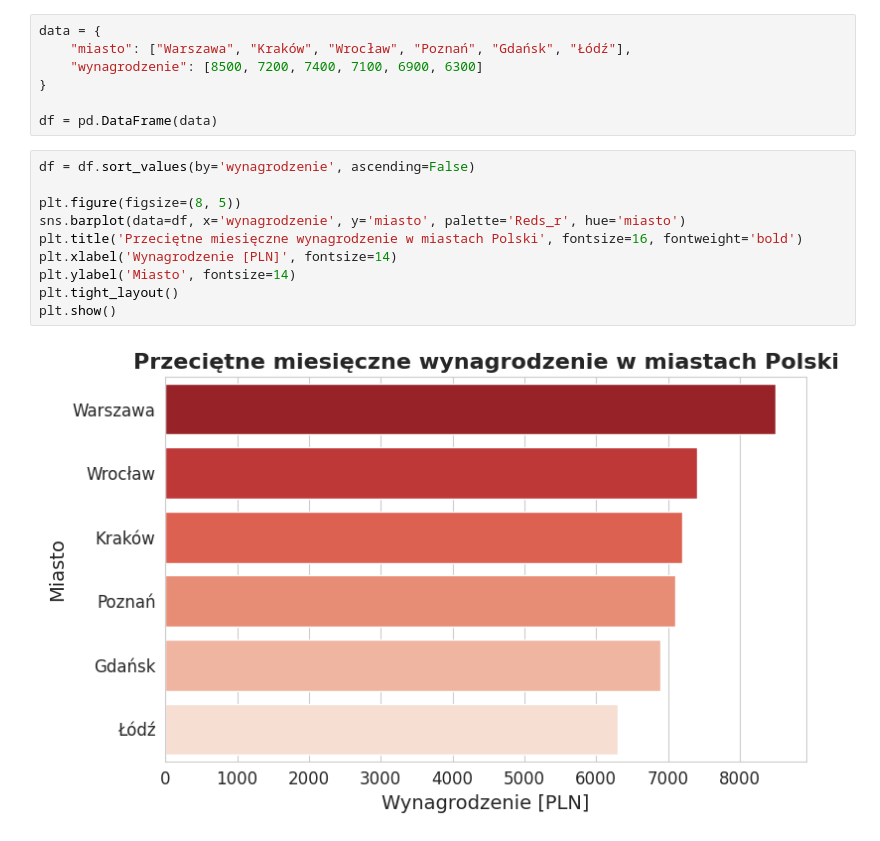
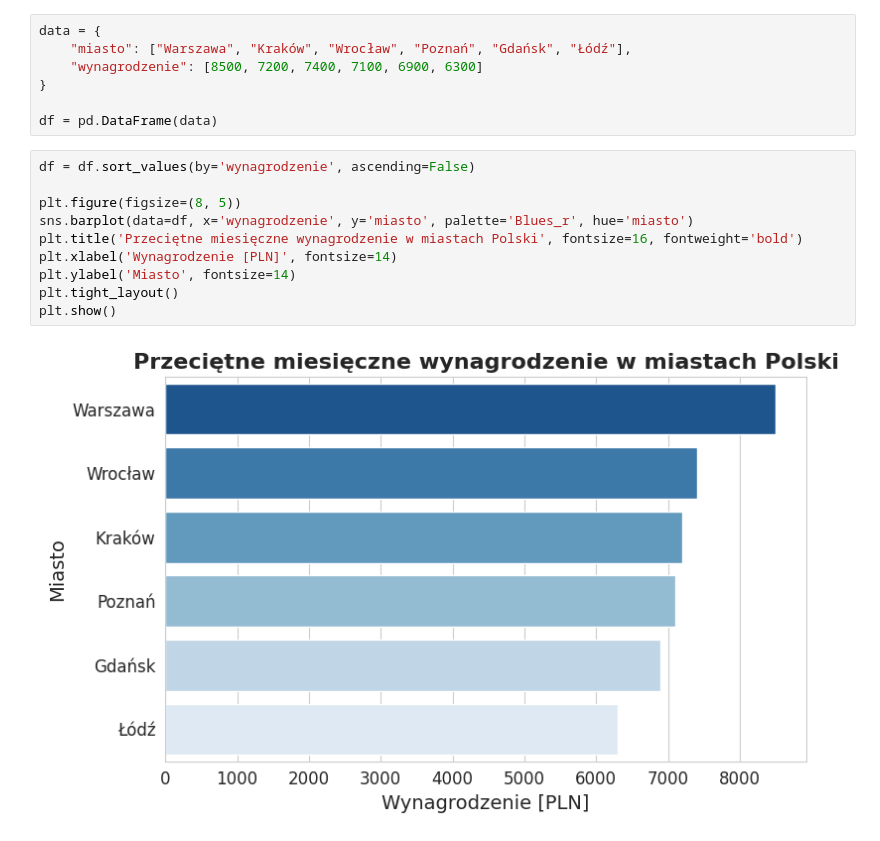
Before and after one commit to HyVeel/eksploracja-danych, a Jupyter notebook: zaj3/zaj3_pandas_wykresy.ipynb, the cells around one changed output. Drawn from its saved outputs; the diff is of its cells as text.

```diff
--- a/zaj3/zaj3_pandas_wykresy.ipynb
+++ b/zaj3/zaj3_pandas_wykresy.ipynb
@@ -475,12 +475,12 @@ df = pd.DataFrame(data)
 # %%
 df = df.sort_values(by='wynagrodzenie', ascending=False)
 
 plt.figure(figsize=(8, 5))
-sns.barplot(data=df, x='wynagrodzenie', y='miasto', palette='Reds_r', hue='miasto')
+sns.barplot(data=df, x='wynagrodzenie', y='miasto', palette='Blues_r', hue='miasto')
 plt.title('Przeciętne miesięczne wynagrodzenie w miastach Polski', fontsize=16, fontweight='bold')
 plt.xlabel('Wynagrodzenie [PLN]', fontsize=14)
 plt.ylabel('Miasto', fontsize=14)
 plt.tight_layout()
 plt.show()
 # %% [output]
-[figure, old version]
+[figure, new version]
```
